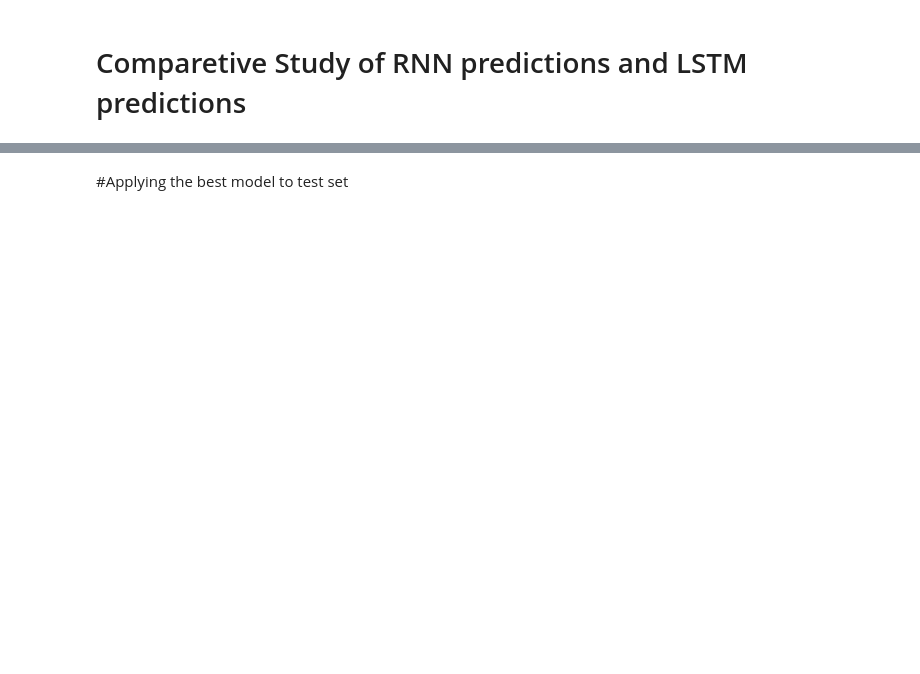
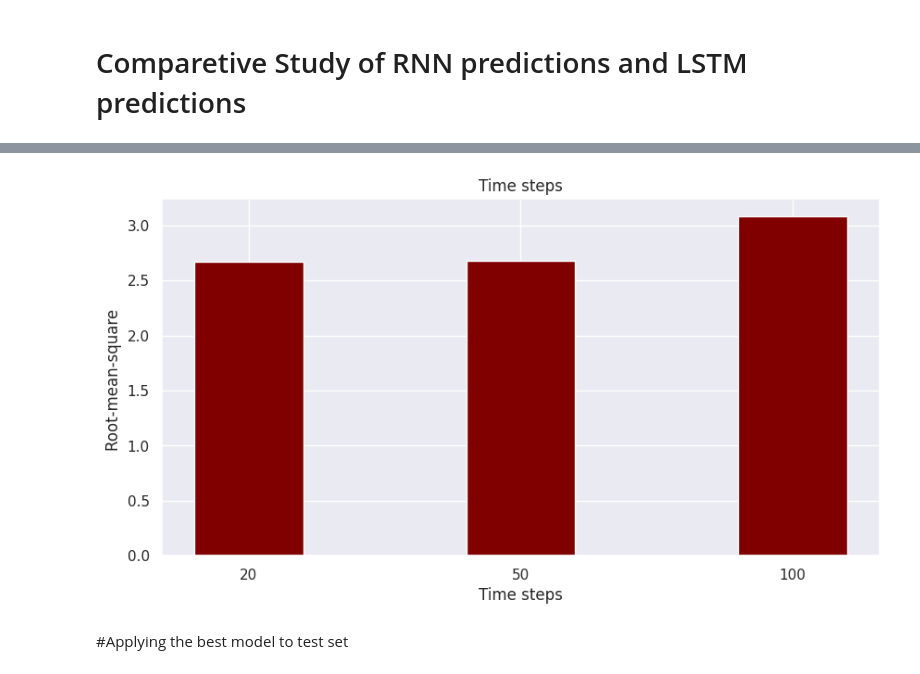
Before and after one commit to anhdo1896/Stock_Price_Prediction_Using_RNN, a Jupyter notebook: Stock_Price_Prediction_Using_RNN.ipynb, the cells around one changed output, grey strips where cells are left out. Saved outputs shown, nothing was run; the diff lists cells and outputs as text; code cells hidden in the pictures; blank space fills up the shorter version.

```diff
--- a/Stock_Price_Prediction_Using_RNN.ipynb
+++ b/Stock_Price_Prediction_Using_RNN.ipynb
@@ -371,3 +487,20 @@ plt.show()
+# %%
+data = {'20':rmse, '50':rmse_50, '100':rmse_100}
+courses = list(data.keys())
+values = list(data.values())
+
+fig = plt.figure(figsize = (10, 5))
+
+# creating the bar plot
+plt.bar(courses, values, color ='maroon',
+        width = 0.4)
+
+plt.xlabel("Time steps")
+plt.ylabel("Root-mean-square ")
+plt.title("Time steps")
+plt.show()
+# %% [output]
+[figure, added]
 # %% [markdown]
 #Applying the best model to test set
 # %%
```
Also changed, not shown: parts of 34 cells of this notebook.
